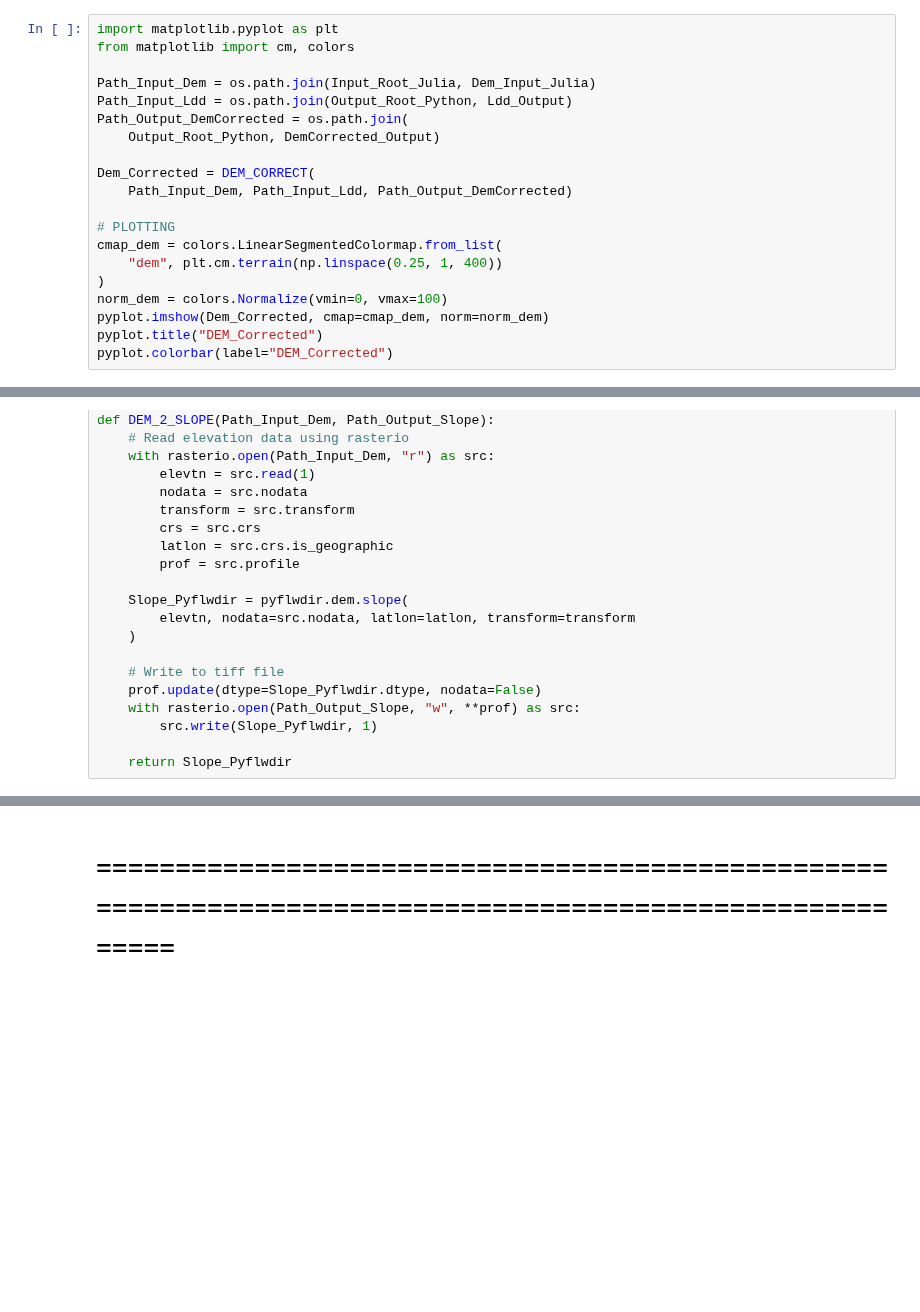
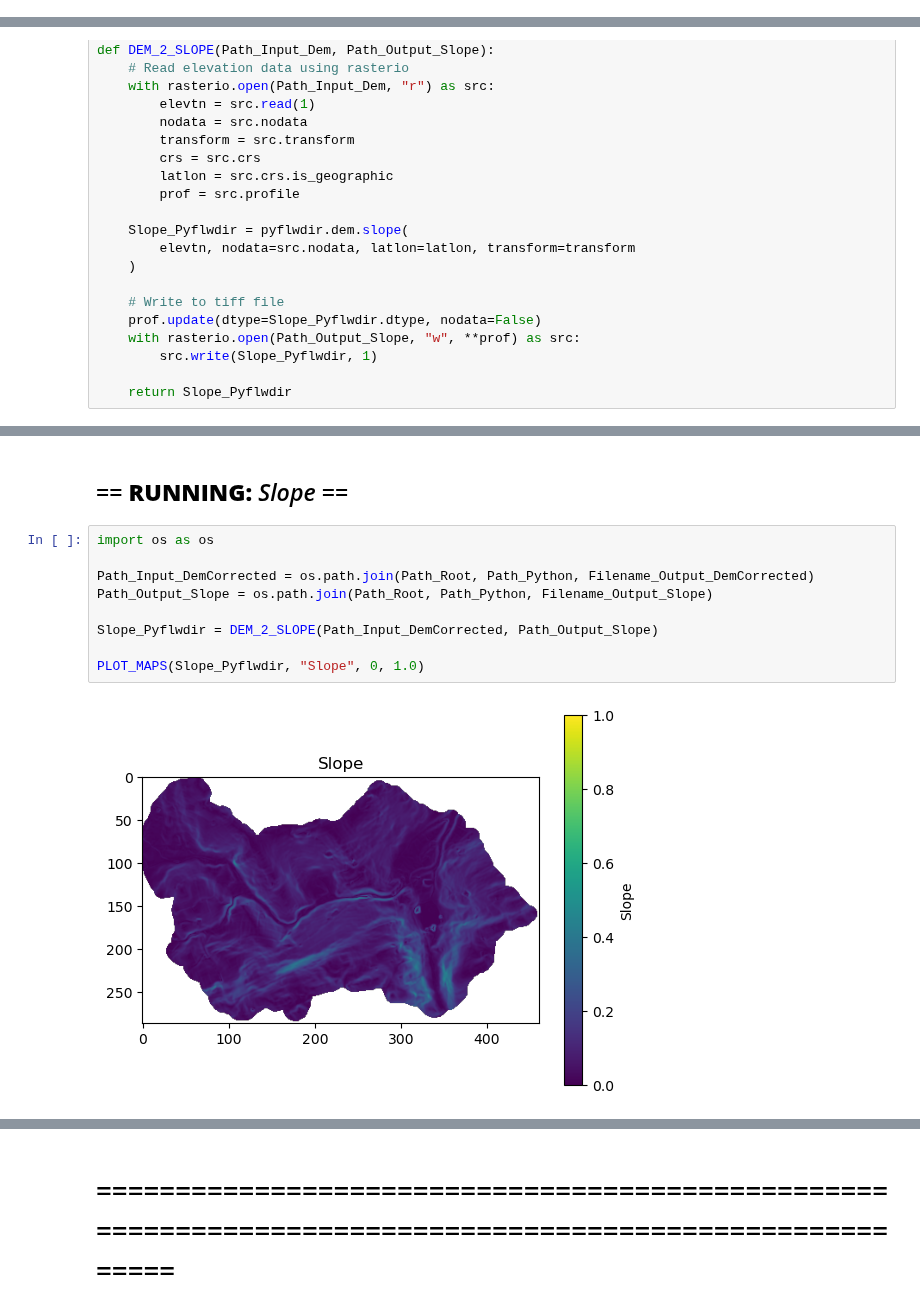
Before and after one commit to AquaPore/WflowRaster.jl, a Jupyter notebook: src/Python/Python_Pyflwdir_Wflow.ipynb, the cells around one changed output, grey strips where cells are left out. Drawn from its saved outputs; the diff is of its cells as text; blank space fills up the shorter version.

```diff
--- a/src/Python/Python_Pyflwdir_Wflow.ipynb
+++ b/src/Python/Python_Pyflwdir_Wflow.ipynb
@@ -413,21 +327 @@ def DEM_CORRECT(Path_Input_Dem, Path_Input_Ldd, Path_Output_DemCorrected):
-# %%
-import matplotlib.pyplot as plt
-from matplotlib import cm, colors
-
-Path_Input_Dem = os.path.join(Input_Root_Julia, Dem_Input_Julia)
-Path_Input_Ldd = os.path.join(Output_Root_Python, Ldd_Output)
-Path_Output_DemCorrected = os.path.join(
-    Output_Root_Python, DemCorrected_Output)
-
-Dem_Corrected = DEM_CORRECT(
-    Path_Input_Dem, Path_Input_Ldd, Path_Output_DemCorrected)
-
-# PLOTTING
-cmap_dem = colors.LinearSegmentedColormap.from_list(
-    "dem", plt.cm.terrain(np.linspace(0.25, 1, 400))
-)
-norm_dem = colors.Normalize(vmin=0, vmax=100)
-pyplot.imshow(Dem_Corrected, cmap=cmap_dem, norm=norm_dem)
-pyplot.title("DEM_Corrected")
-pyplot.colorbar(label="DEM_Corrected")
 # %% [markdown]
@@ -726,0 +652,13 @@ pyplot.imshow(River_Length)
+# %% [markdown]
+## == **RUNNING:** *Slope* ==
+# %%
+import os as os
+
+Path_Input_DemCorrected = os.path.join(Path_Root, Path_Python, Filename_Output_DemCorrected)
+Path_Output_Slope = os.path.join(Path_Root, Path_Python, Filename_Output_Slope)
+
+Slope_Pyflwdir = DEM_2_SLOPE(Path_Input_DemCorrected, Path_Output_Slope)
+
+PLOT_MAPS(Slope_Pyflwdir, "Slope", 0, 1.0)
+# %% [output]
+[figure, added]
```
Also changed, not shown: parts of 64 cells of this notebook, 3 other files.
